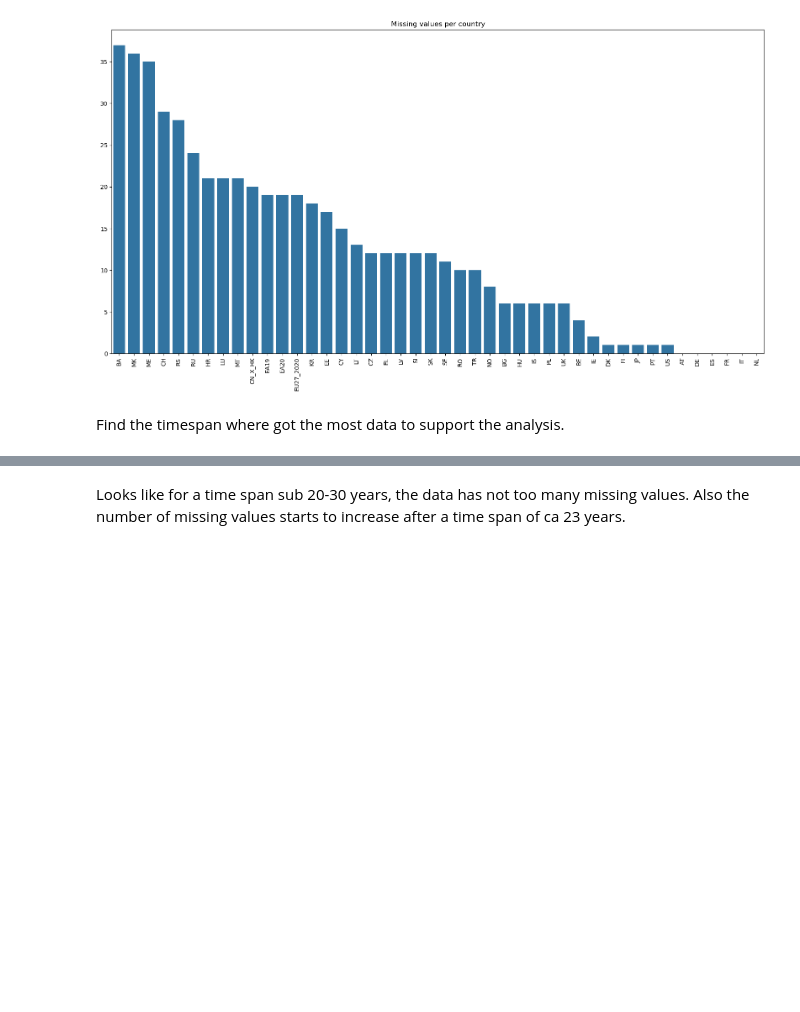
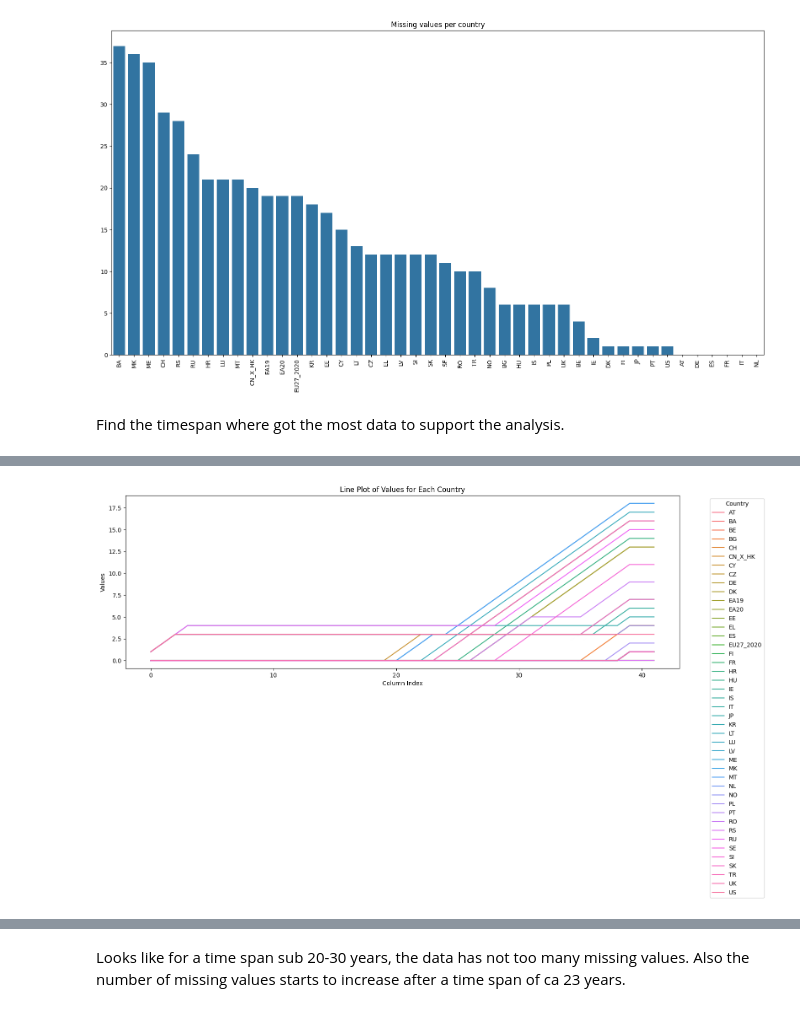
Before and after one commit to StefanHamm/DOPP_WS24, a Jupyter notebook: notebooks/InnovationAnalysis.ipynb, the cells around one changed output, grey strips where cells are left out. Drawn from its saved outputs; the diff is of its cells as text; code cells hidden in the pictures; blank space fills up the shorter version.

```diff
--- a/notebooks/InnovationAnalysis.ipynb
+++ b/notebooks/InnovationAnalysis.ipynb
@@ -134,0 +253,25 @@ plt.show()
+# %%
+#print(dataBySector.head())
+
+missingValuesPerCountryAndTimeSpan = pd.DataFrame(getMissingDataForTimespan(filteredPatentApplications, time_span, []) for time_span in range(1, 43))
+missingValuesPerCountryAndTimeSpan = missingValuesPerCountryAndTimeSpan.T
+#print(missingValuesPerCountryAndTimeSpan)
+
+missingValuesPerCountryAndTimeSpan.reset_index(inplace=True)
+missingValuesPerCountryAndTimeSpan.rename(columns={'index': 'Country'}, inplace=True)
+
+
+data_melted = missingValuesPerCountryAndTimeSpan.melt(id_vars='Country', var_name='Column', value_name='Value')
+
+plt.figure(figsize=(16, 8))
+sns.lineplot(data=data_melted, x='Column', y='Value', hue='Country')
+
+# Customize plot
+plt.title("Line Plot of Values for Each Country")
+plt.xlabel("Column Index")
+plt.ylabel("Values")
+plt.legend(title='Country', bbox_to_anchor=(1.05, 1), loc='upper left')
+plt.tight_layout()
+plt.show()
+# %% [output]
+[figure, added]
```
Also changed, not shown: parts of 26 cells of this notebook.
